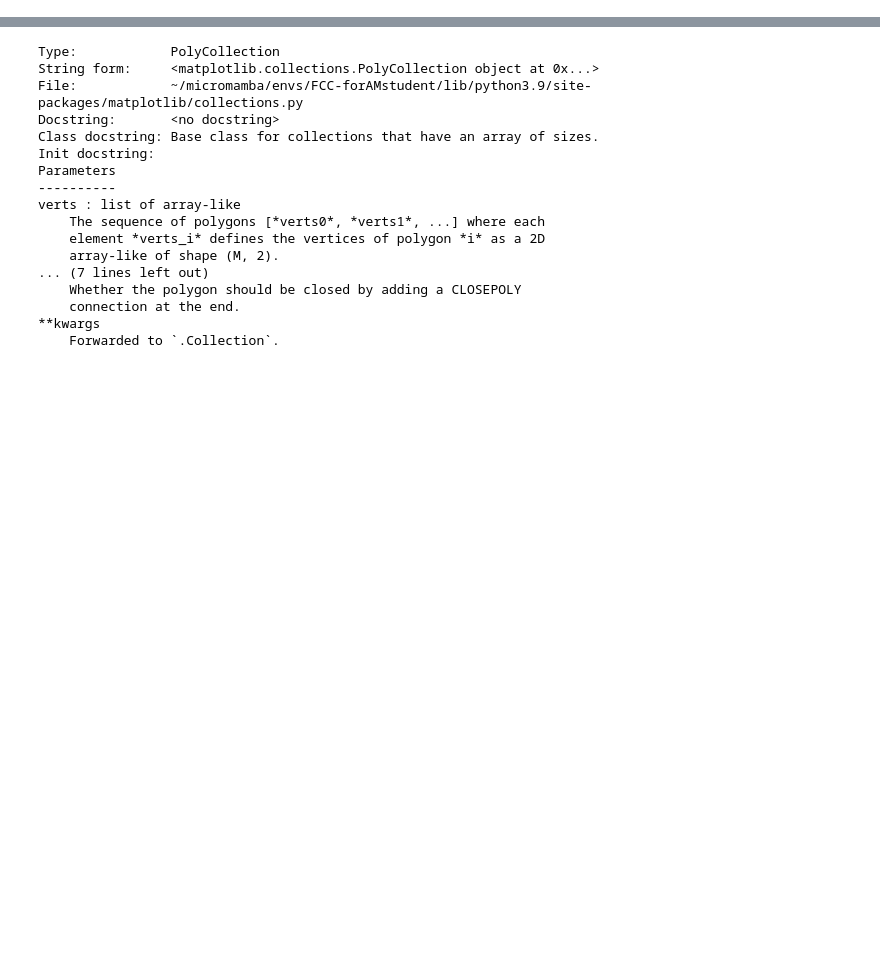
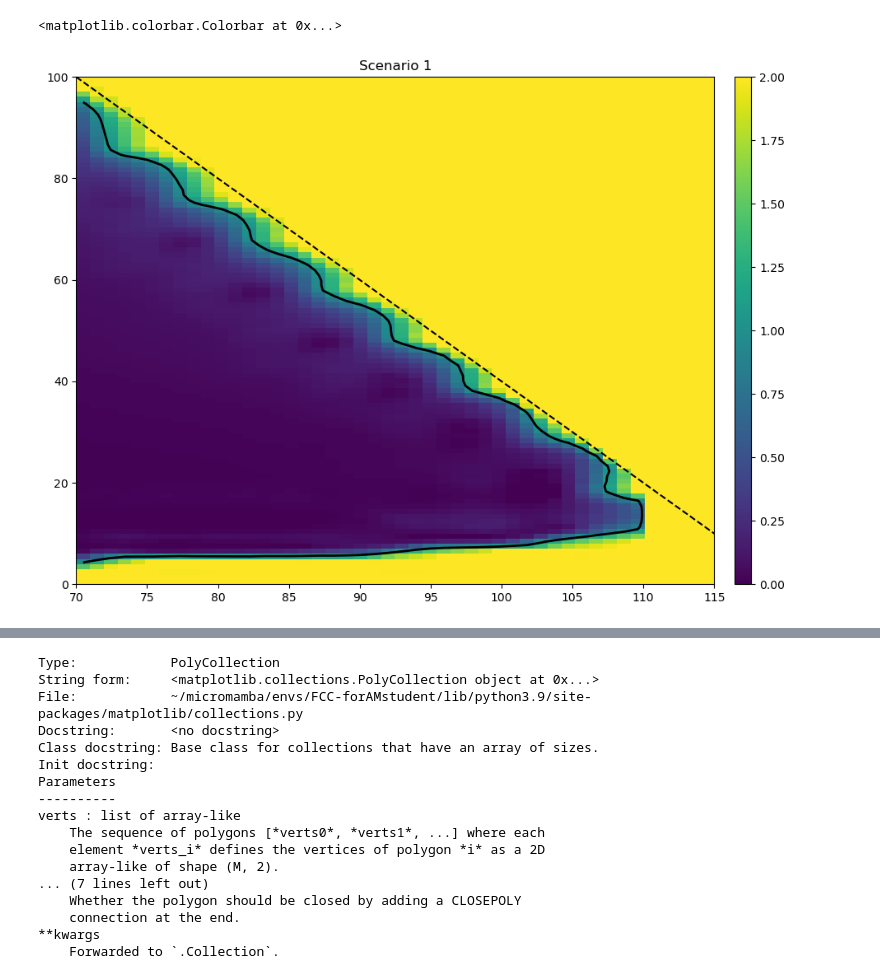
Before and after one commit to Teddy-Curtis/FCC-scan, a Jupyter notebook: fcc_study/post/plots/plotLimits.ipynb, the cells around one changed output, grey strips where cells are left out. Saved outputs shown, nothing was run; the diff lists cells and outputs as text; code cells hidden in the pictures; blank space fills up the shorter version.

```diff
--- a/fcc_study/post/plots/plotLimits.ipynb
+++ b/fcc_study/post/plots/plotLimits.ipynb
@@ -14,0 +70,7 @@ def fillMissingLimits(limits):
+# %%
+# First I need to make the grid
+all_ms = np.loadtxt("/vols/cms/emc21/FCC/FCC-Study/runs/e240NewestData/scenario_1/run1/combine_SecondNoMllBelow30ForElec_noInterp/mass_scan.txt")
+
+# Sort them in the correct order
+ind = np.lexsort((all_ms[:,1],all_ms[:,0]))
+all_ms = all_ms[ind]
@@ -14,0 +147,8 @@ def fillMissingLimits(limits):
+# %%
+grid_x, grid_y = np.meshgrid(np.arange(np.min(mHs), np.max(mHs) + 6, 1),
+                             np.arange(0, np.max(diffs) + 1, 1), indexing='ij')
+
+
+from scipy.interpolate import griddata
+
+grid_z0 = griddata(masses, limits, (grid_x, grid_y), method='cubic')
@@ -14,0 +204,32 @@ def fillMissingLimits(limits):
+# %%
+# Make nan be 2
+grid_z0[np.isnan(grid_z0)] = 2
+# %%
+import matplotlib.pyplot as plt
+cmap = plt.cm.viridis
+cmap.set_bad(color='white')
+
+fig, ax = plt.subplots(figsize=(10,8))
+im = ax.imshow(grid_z0.T, extent=(np.min(mHs), np.max(mHs) + 5, 0, np.max(diffs)),
+          origin='lower', cmap = cmap, aspect='auto')
+
+con = plt.contour(grid_z0.T, np.array([1]) , colors=['black'], linewidths=[2],
+                  extent=(np.min(mHs), np.max(mHs) + 5, 0, np.max(diffs)), origin='lower')
+handles_con, labels = con.legend_elements()
+
+line = plt.plot([70, 120], [100, 0], color='black', linestyle='--', label = f'$M_H$ + $M_A$ = {ecom} GeV')
+
+
+
+# plt.scatter(masses[:, 0], masses[:, 1], s=10, color='red')
+
+plt.xlim(70, 115)
+im.set_clim(0, 2)
+ax.set_title('Scenario 1')
+#plt.colorbar()
+
+cax = fig.add_axes([ax.get_position().x1+0.025,ax.get_position().y0,0.02,ax.get_position().height])
+plt.colorbar(im, cax=cax)
+# %% [output]
+<matplotlib.colorbar.Colorbar at 0x...>
+[figure, added]
```
Also changed, not shown: parts of 33 cells of this notebook, 3 other files.
